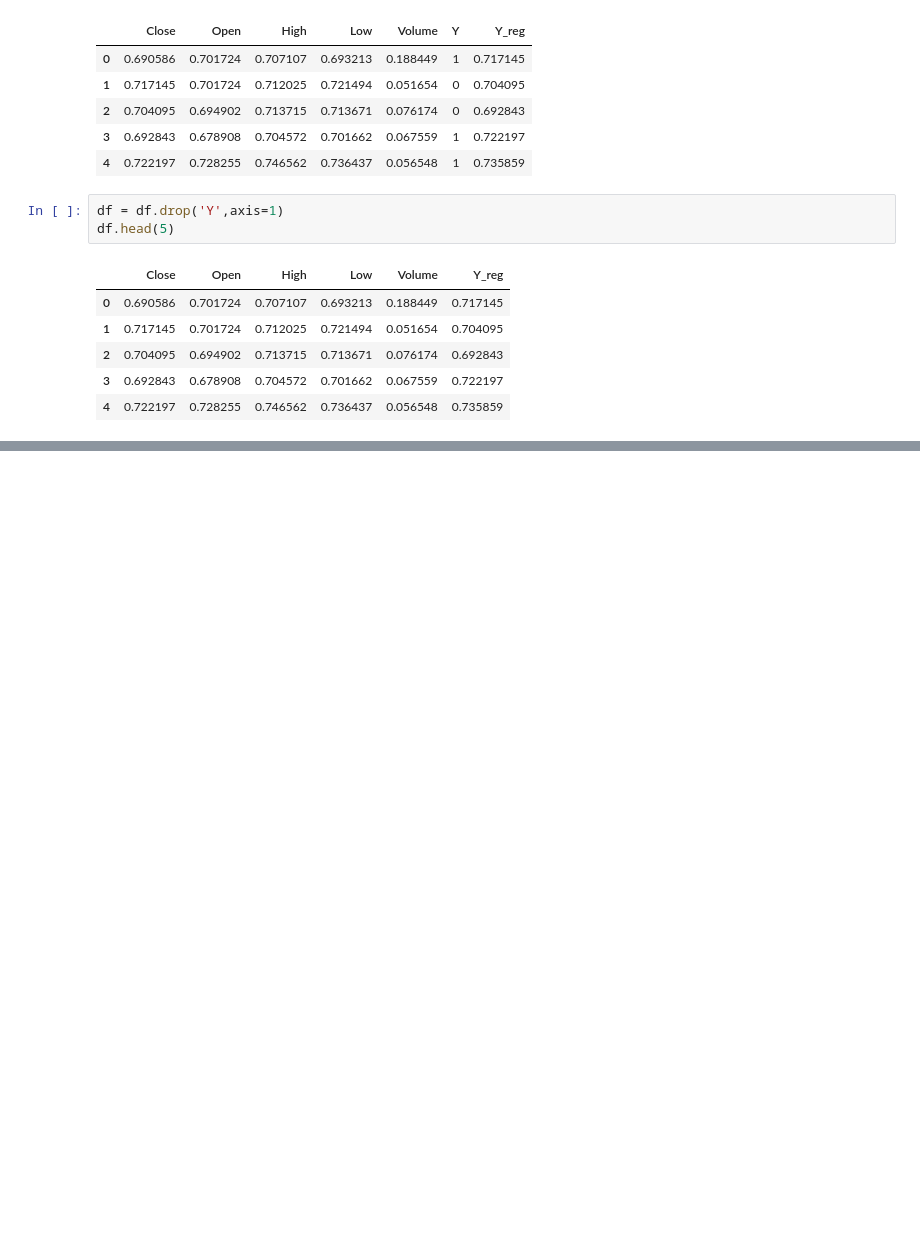
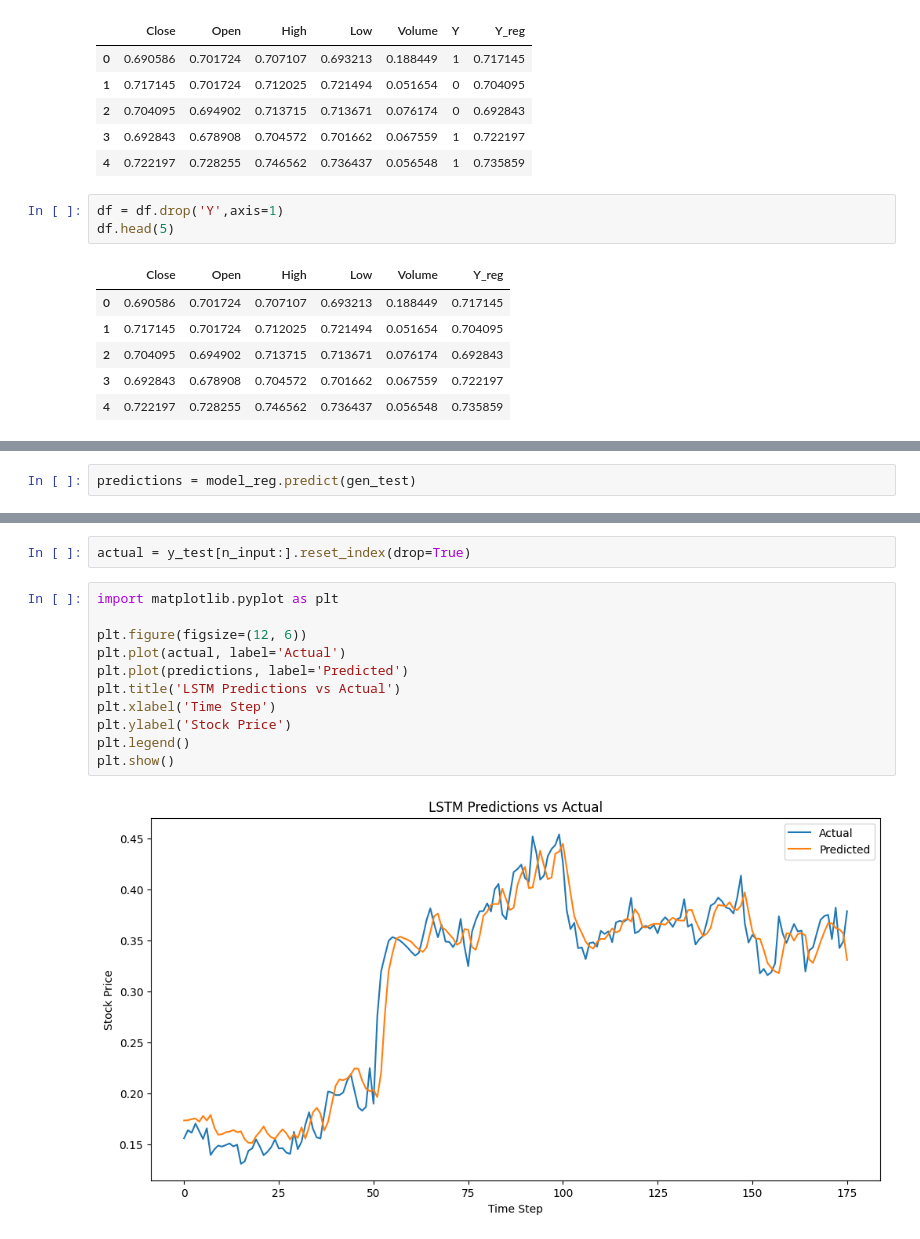
Before and after one commit to jaskiratkalra26/zomato-stock-prediction, a Jupyter notebook: zomato_stock_price.ipynb, the cells around one changed output, grey strips where cells are left out. Drawn from its saved outputs; the diff is of its cells as text; blank space fills up the shorter version.

```diff
--- a/zomato_stock_price.ipynb
+++ b/zomato_stock_price.ipynb
@@ -235,0 +239,2 @@ model_reg.evaluate(gen_test)
+# %%
+predictions = model_reg.predict(gen_test)
@@ -235,0 +243,15 @@ model_reg.evaluate(gen_test)
+# %%
+actual = y_test[n_input:].reset_index(drop=True)
+# %%
+import matplotlib.pyplot as plt
+
+plt.figure(figsize=(12, 6))
+plt.plot(actual, label='Actual')
+plt.plot(predictions, label='Predicted')
+plt.title('LSTM Predictions vs Actual')
+plt.xlabel('Time Step')
+plt.ylabel('Stock Price')
+plt.legend()
+plt.show()
+# %% [output]
+[figure, added]
```
Also changed, not shown: parts of 11 cells of this notebook.
